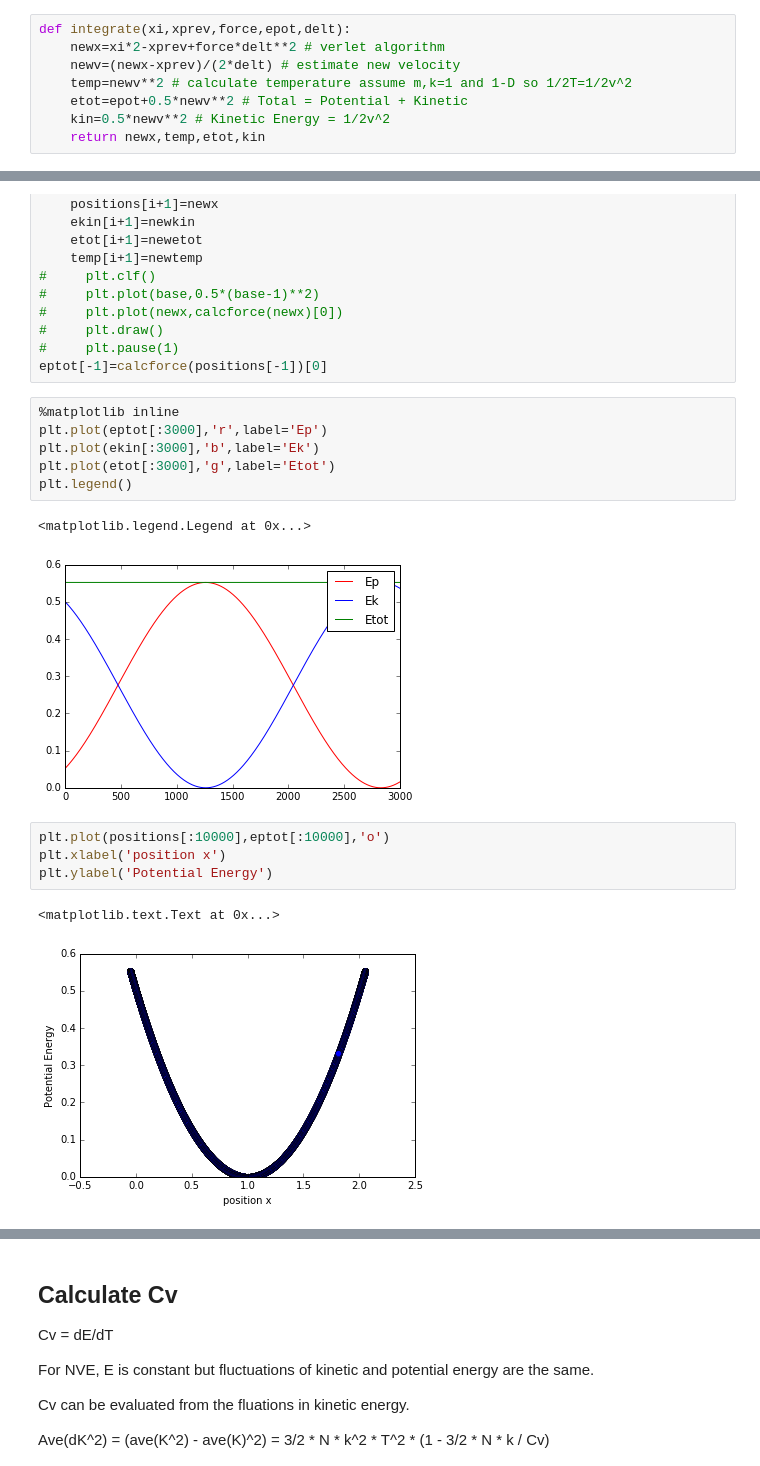
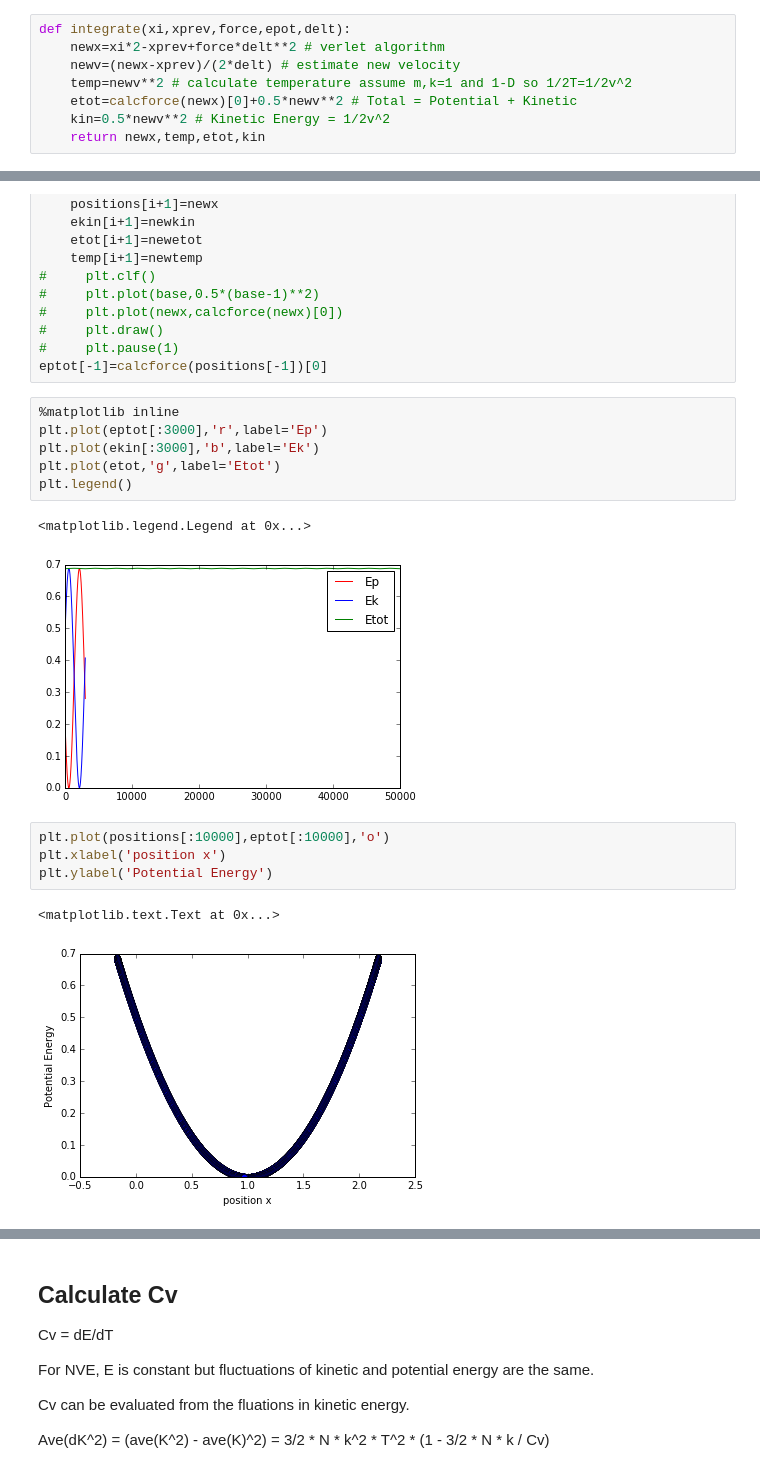
Before and after one commit to UWPRG/MOLSIM, a Jupyter notebook: Integrators/Verlet.ipynb, the cells around one changed output, grey strips where cells are left out. Cells and saved outputs as stored; diff of their text form.

```diff
--- a/Integrators/Verlet.ipynb
+++ b/Integrators/Verlet.ipynb
@@ -48,7 +48,7 @@ def integrate(xi,xprev,force,epot,delt):
     newx=xi*2-xprev+force*delt**2 # verlet algorithm
     newv=(newx-xprev)/(2*delt) # estimate new velocity
     temp=newv**2 # calculate temperature assume m,k=1 and 1-D so 1/2T=1/2v^2
-    etot=epot+0.5*newv**2 # Total = Potential + Kinetic
+    etot=calcforce(newx)[0]+0.5*newv**2 # Total = Potential + Kinetic
     kin=0.5*newv**2 # Kinetic Energy = 1/2v^2
     return newx,temp,etot,kin
 # %%
@@ -96,19 +96,19 @@ eptot[-1]=calcforce(positions[-1])[0]
 # %%
 %matplotlib inline
 plt.plot(eptot[:3000],'r',label='Ep')
 plt.plot(ekin[:3000],'b',label='Ek')
-plt.plot(etot[:3000],'g',label='Etot')
+plt.plot(etot,'g',label='Etot')
 plt.legend()
 # %% [output]
 <matplotlib.legend.Legend at 0x...>
-[figure, old version]
+[figure, new version]
 # %%
 plt.plot(positions[:10000],eptot[:10000],'o')
 plt.xlabel('position x')
 plt.ylabel('Potential Energy')
 # %% [output]
 <matplotlib.text.Text at 0x...>
-[figure, old version]
+[figure, new version]
 # %%
 plt.plot(positions,'o')
 plt.ylabel('position x')
```
Also changed, not shown: parts of 4 cells of this notebook.
